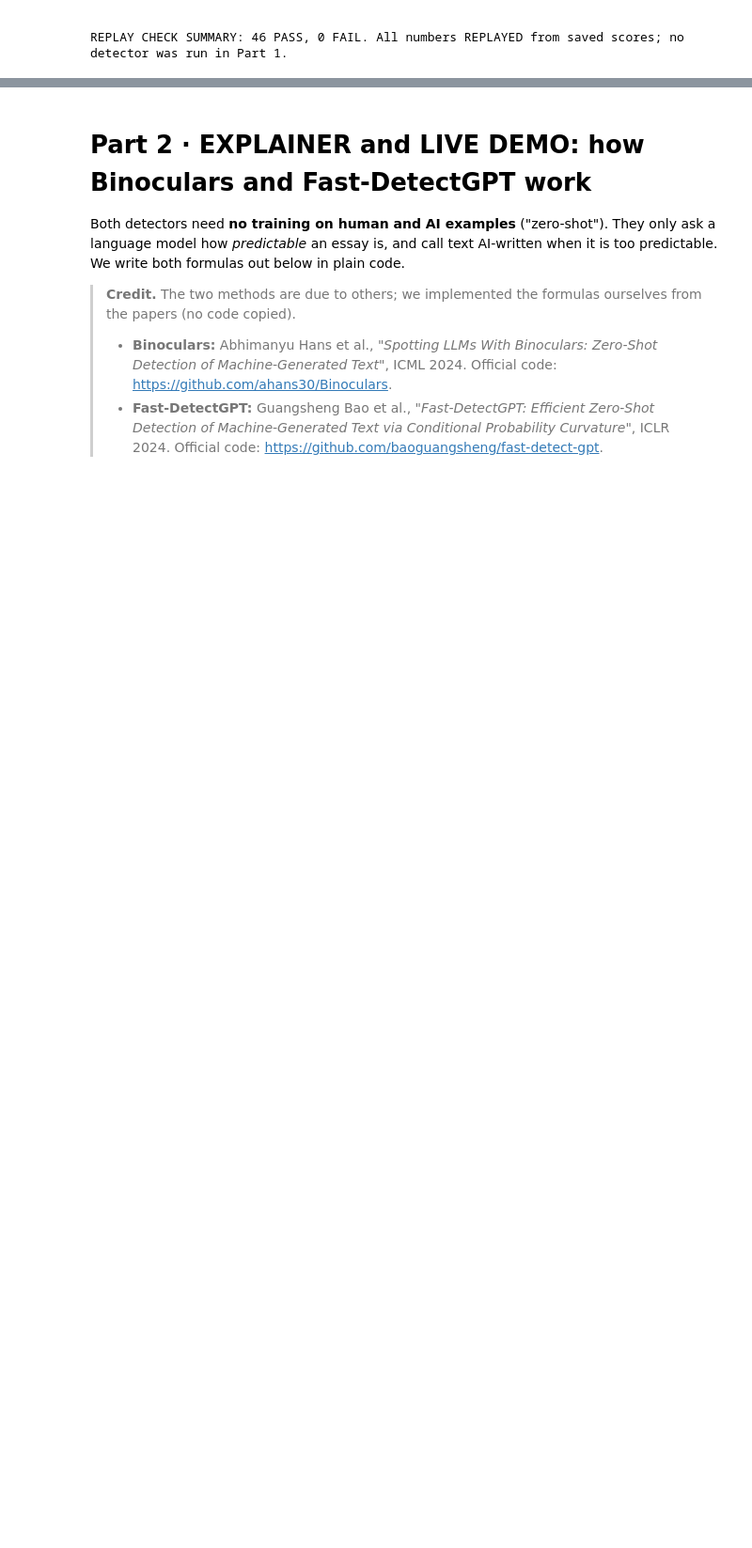
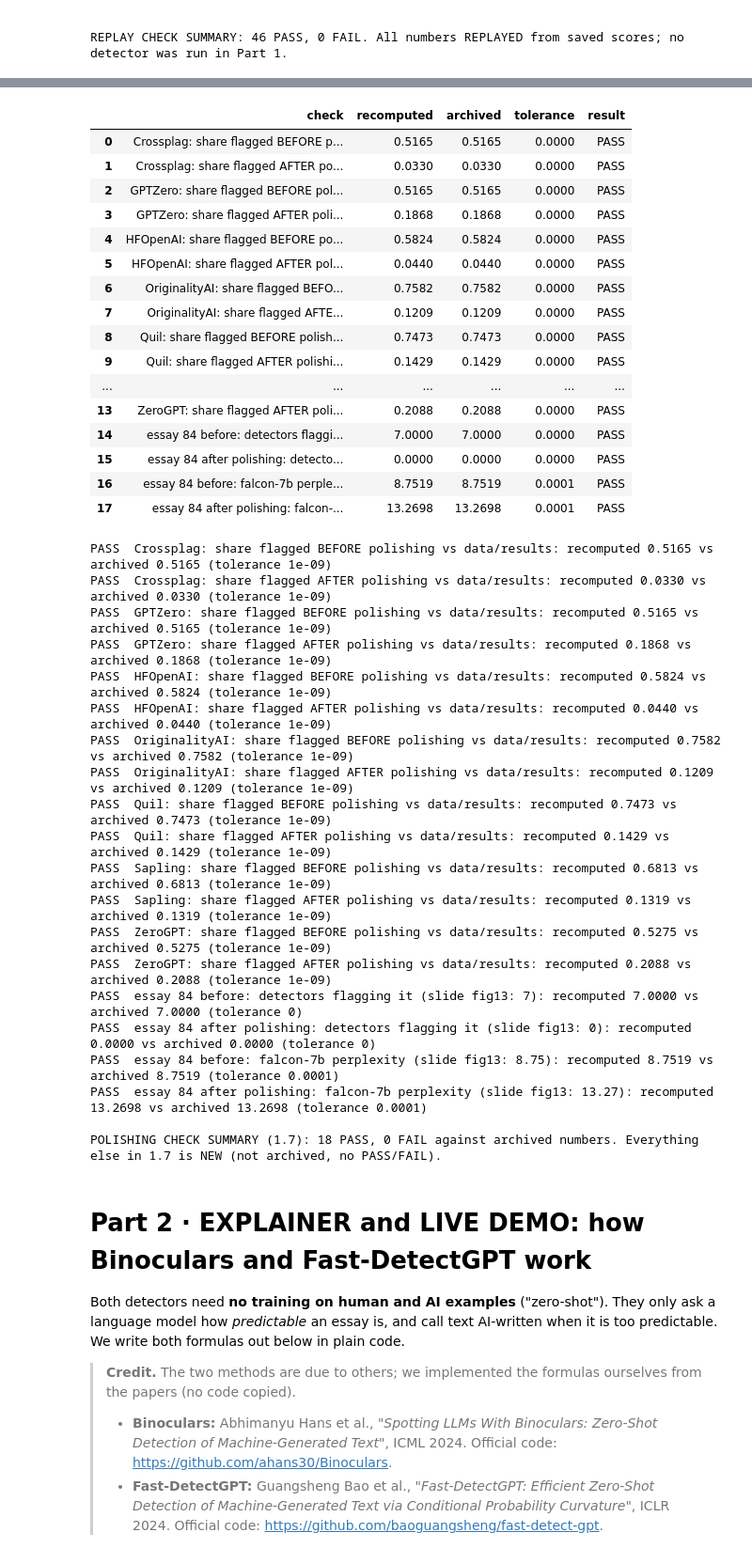
Before and after one commit to SheridanLu/detecting-the-detector, a Jupyter notebook: notebooks/01_audit_commercial_and_opensource.ipynb, the cells around one changed output, grey strips where cells are left out. Shown at 94% size. Saved outputs shown, nothing was run; the diff lists cells and outputs as text; code cells hidden in the pictures; blank space fills up the shorter version.

```diff
--- a/notebooks/01_audit_commercial_and_opensource.ipynb
+++ b/notebooks/01_audit_commercial_and_opensource.ipynb
@@ -529,3 +738,70 @@ REPLAY CHECK SUMMARY: 46 PASS, 0 FAIL. All numbers REPLAYED from saved scores; n
+# %%
+# --- 1.7 checks: PASS / FAIL only against numbers that are really archived ---
+# (a) per-detector flag rates against data/results/metrics_runs.csv (columns rate_t05_TOEFL_real_91 / rate_t05_TOEFL_gpt4polished_91)
+# (b) the single-essay numbers against the slide table fig13_polish.csv (figure package of the slides, tables/fig13_polish.csv).
+#     fig13 (make_figures.py::fig_polish) counts a detector as flagging when its score is >= 0.5, over the same 7 commercial detectors,
+#     for essay 84 of TOEFL_real_91 and of TOEFL_gpt4polished_91 (it asserts that the polished text is a rewrite of the original). The perplexity in
+#     fig13 is exp(mean token loss) of falcon-7b; a40/all_ppl.py (data/ppl) stores the same quantity (same model, same text), so the two agree to about 1e-6.
+FIG13 = {"toefl84": dict(flagged_by_of_7=7, falcon_perplexity=8.751879275270774),     # copied from fig13_polish.csv
+         "polished84": dict(flagged_by_of_7=0, falcon_perplexity=13.269800800919883)}
+CHK_POL = []
+def add_pol(check, got, archived, tol, quoted=None, quoted_tol=None):
+    ok = abs(got - archived) <= tol and (quoted is None or abs(archived - quoted) <= quoted_tol)
+    CHK_POL.append(dict(check=check, recomputed=got, archived=archived, tolerance=tol, result="PASS" if ok else "FAIL"))
+arp = A_RUNS[A_RUNS.model == "commercial"].set_index("detector")
+for d in DETS7:
+    add_pol(f"{d}: share flagged BEFORE polishing vs data/results", pol.loc[d, "flagged_before"], arp.loc[d, "rate_t05_TOEFL_real_91"], 1e-9)
+    add_pol(f"{d}: share flagged AFTER polishing vs data/results", pol.loc[d, "flagged_after"], arp.loc[d, "rate_t05_TOEFL_gpt4polished_91"], 1e-9)
+add_pol("essay 84 before: detectors flagging it (slide fig13: 7)", K84B, FIG13["toefl84"]["flagged_by_of_7"], 0)
+add_pol("essay 84 after polishing: detectors flagging it (slide fig13: 0)", K84A, FIG13["polished84"]["flagged_by_of_7"], 0)
+add_pol("essay 84 before: falcon-7b perplexity (slide fig13: 8.75)", f_b, FIG13["toefl84"]["falcon_perplexity"], 1e-4, quoted=8.75, quoted_tol=0.005)
+add_pol("essay 84 after polishing: falcon-7b perplexity (slide fig13: 13.27)", f_a, FIG13["polished84"]["falcon_perplexity"], 1e-4, quoted=13.27, quoted_tol=0.005)
+CHK_POL = pd.DataFrame(CHK_POL)
+with pd.option_context("display.max_rows", 50, "display.max_colwidth", 100):
+    display(CHK_POL.round(4))
+for r in CHK_POL.itertuples():
+    print(f"{r.result}  {r.check}: recomputed {r.recomputed:.4f} vs archived {r.archived:.4f} (tolerance {r.tolerance:g})")
+N_PASS_POL, N_FAIL_POL = int((CHK_POL.result == "PASS").sum()), int((CHK_POL.result == "FAIL").sum())
+print(f"\nPOLISHING CHECK SUMMARY (1.7): {N_PASS_POL} PASS, {N_FAIL_POL} FAIL against archived numbers. "
+      "Everything else in 1.7 is NEW (not archived, no PASS/FAIL).")
+# %% [output]
+|  | check | recomputed | archived | tolerance | result |
+| 0 | Crossplag: share flagged BEFORE p... | 0.5165 | 0.5165 | 0.0000 | PASS |
+| 1 | Crossplag: share flagged AFTER po... | 0.0330 | 0.0330 | 0.0000 | PASS |
+| 2 | GPTZero: share flagged BEFORE pol... | 0.5165 | 0.5165 | 0.0000 | PASS |
+| 3 | GPTZero: share flagged AFTER poli... | 0.1868 | 0.1868 | 0.0000 | PASS |
+| 4 | HFOpenAI: share flagged BEFORE po... | 0.5824 | 0.5824 | 0.0000 | PASS |
+| 5 | HFOpenAI: share flagged AFTER pol... | 0.0440 | 0.0440 | 0.0000 | PASS |
+| 6 | OriginalityAI: share flagged BEFO... | 0.7582 | 0.7582 | 0.0000 | PASS |
+| 7 | OriginalityAI: share flagged AFTE... | 0.1209 | 0.1209 | 0.0000 | PASS |
+| 8 | Quil: share flagged BEFORE polish... | 0.7473 | 0.7473 | 0.0000 | PASS |
+| 9 | Quil: share flagged AFTER polishi... | 0.1429 | 0.1429 | 0.0000 | PASS |
+| ... | ... | ... | ... | ... | ... |
+| 13 | ZeroGPT: share flagged AFTER poli... | 0.2088 | 0.2088 | 0.0000 | PASS |
+| 14 | essay 84 before: detectors flaggi... | 7.0000 | 7.0000 | 0.0000 | PASS |
+| 15 | essay 84 after polishing: detecto... | 0.0000 | 0.0000 | 0.0000 | PASS |
+| 16 | essay 84 before: falcon-7b perple... | 8.7519 | 8.7519 | 0.0001 | PASS |
+| 17 | essay 84 after polishing: falcon-... | 13.2698 | 13.2698 | 0.0001 | PASS |
+PASS  Crossplag: share flagged BEFORE polishing vs data/results: recomputed 0.5165 vs archived 0.5165 (tolerance 1e-09)
+PASS  Crossplag: share flagged AFTER polishing vs data/results: recomputed 0.0330 vs archived 0.0330 (tolerance 1e-09)
+PASS  GPTZero: share flagged BEFORE polishing vs data/results: recomputed 0.5165 vs archived 0.5165 (tolerance 1e-09)
+PASS  GPTZero: share flagged AFTER polishing vs data/results: recomputed 0.1868 vs archived 0.1868 (tolerance 1e-09)
+PASS  HFOpenAI: share flagged BEFORE polishing vs data/results: recomputed 0.5824 vs archived 0.5824 (tolerance 1e-09)
+PASS  HFOpenAI: share flagged AFTER polishing vs data/results: recomputed 0.0440 vs archived 0.0440 (tolerance 1e-09)
+PASS  OriginalityAI: share flagged BEFORE polishing vs data/results: recomputed 0.7582 vs archived 0.7582 (tolerance 1e-09)
+PASS  OriginalityAI: share flagged AFTER polishing vs data/results: recomputed 0.1209 vs archived 0.1209 (tolerance 1e-09)
+PASS  Quil: share flagged BEFORE polishing vs data/results: recomputed 0.7473 vs archived 0.7473 (tolerance 1e-09)
+PASS  Quil: share flagged AFTER polishing vs data/results: recomputed 0.1429 vs archived 0.1429 (tolerance 1e-09)
+PASS  Sapling: share flagged BEFORE polishing vs data/results: recomputed 0.6813 vs archived 0.6813 (tolerance 1e-09)
+PASS  Sapling: share flagged AFTER polishing vs data/results: recomputed 0.1319 vs archived 0.1319 (tolerance 1e-09)
+PASS  ZeroGPT: share flagged BEFORE polishing vs data/results: recomputed 0.5275 vs archived 0.5275 (tolerance 1e-09)
+PASS  ZeroGPT: share flagged AFTER polishing vs data/results: recomputed 0.2088 vs archived 0.2088 (tolerance 1e-09)
+PASS  essay 84 before: detectors flagging it (slide fig13: 7): recomputed 7.0000 vs archived 7.0000 (tolerance 0)
+PASS  essay 84 after polishing: detectors flagging it (slide fig13: 0): recomputed 0.0000 vs archived 0.0000 (tolerance 0)
+PASS  essay 84 before: falcon-7b perplexity (slide fig13: 8.75): recomputed 8.7519 vs archived 8.7519 (tolerance 0.0001)
+PASS  essay 84 after polishing: falcon-7b perplexity (slide fig13: 13.27): recomputed 13.2698 vs archived 13.2698 (tolerance 0.0001)
+
+POLISHING CHECK SUMMARY (1.7): 18 PASS, 0 FAIL against archived numbers. Everything else in 1.7 is NEW (not archived, no PASS/FAIL).
 # %% [markdown]
 # Part 2 · EXPLAINER and LIVE DEMO: how Binoculars and Fast-DetectGPT work
 
```
Also changed, not shown: parts of 8 cells of this notebook, 7 other files.
